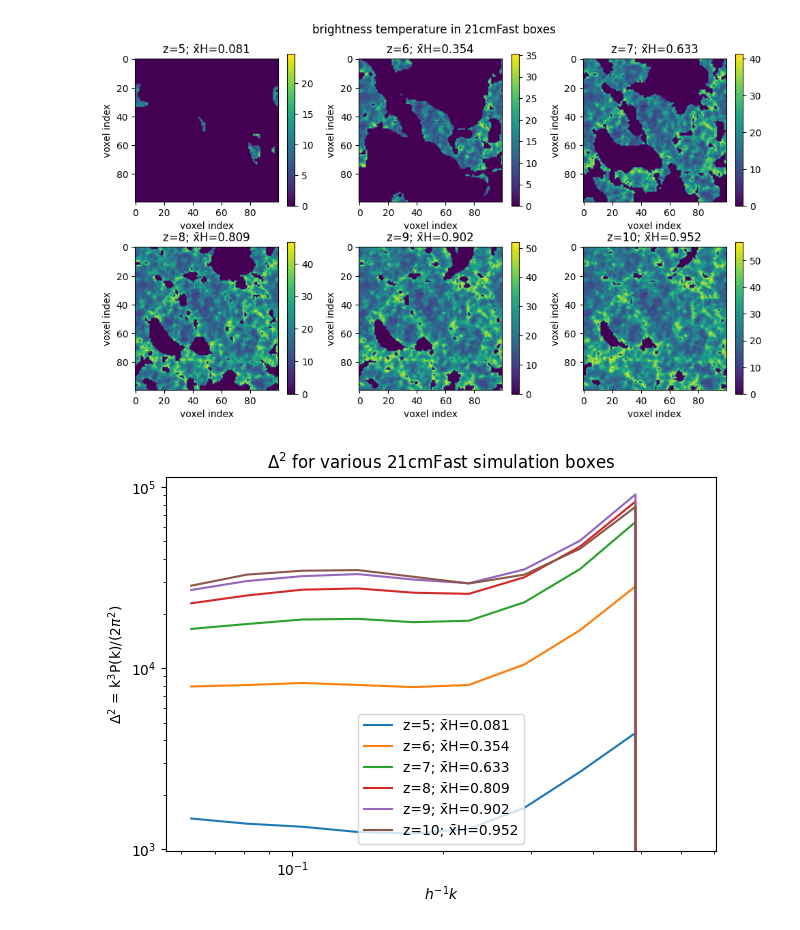
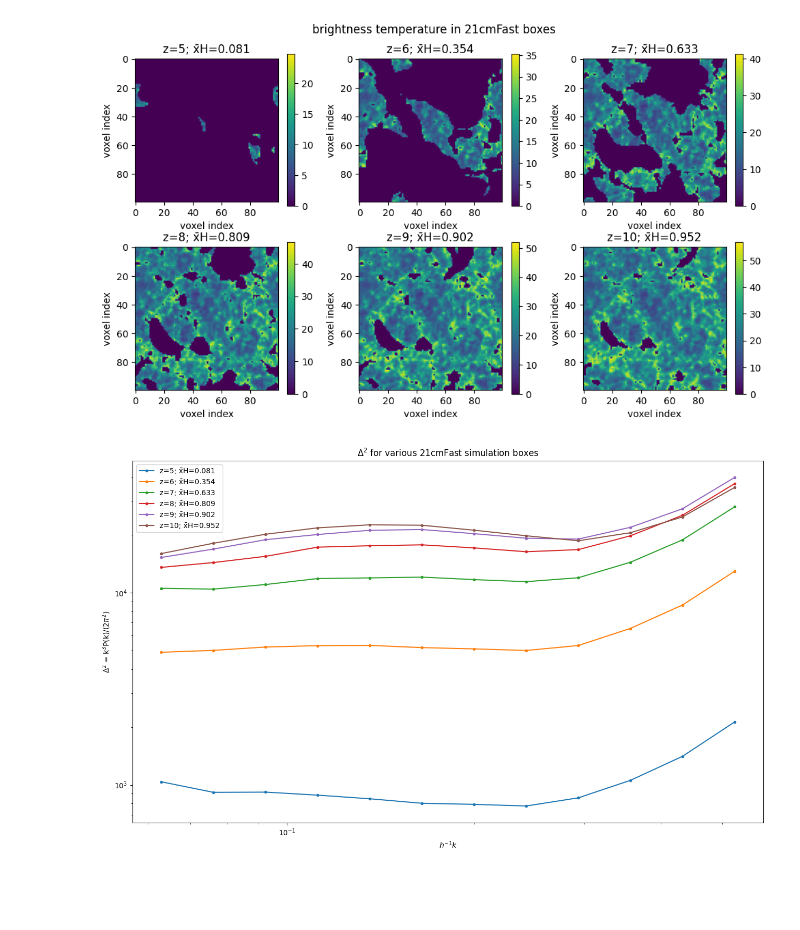
Before and after one commit to sophiarubens/cosmology, a Jupyter notebook: ps.ipynb, the cells around one changed output. Cells and saved outputs as stored; diff of their text form; code cells hidden in the pictures; blank space fills up the shorter version.

```diff
--- a/ps.ipynb
+++ b/ps.ipynb
@@ -146,10 +143,11 @@ allzs21=[]
 for z in zs:
     T21=np.load(pstart+'a_box_z_'+str(z)+'.npy')
     Lsurv21=100
-    Nbins21=10
+    Nbins21=12
     r21 = np.logspace(-1,1.7,num=Nbins21)
 
-    kfloors21,vals21=P(T21,'log',Lsurv21,Nbins21)
+    kfloors21,vals21=ps_autobin(T21,'log',Lsurv21,Nbins21)
+#     kfloors21,vals21=P(T21,'log',Lsurv21,Nbins21)
     allzs21.append([kfloors21,vals21])
 # %%
 zs=['5','6','7','8','9','10']
@@ -179,15 +177,16 @@ plt.show()
 # %% [output]
 [figure]
 # %%
+plt.figure(figsize=(13,8))
 for i,z in enumerate(allzs21):
     kfloors21,vals21=z
-    plt.loglog(kfloors21,kfloors21**3*vals21/(2*np.pi**2),label='z='+str(zs[i])+'; x̄H='+str(round(xHs[i],3)))
+    plt.loglog(kfloors21,kfloors21**3*vals21/(2*np.pi**2),label='z='+str(zs[i])+'; x̄H='+str(round(xHs[i],3)),marker='.')
 
 plt.xlabel('$h^{-1}k$')
 plt.ylabel('$\Delta^2$ = k$^3$P(k)/(2$\pi^2$)')
 plt.title('$\Delta^2$ for various 21cmFast simulation boxes')
 plt.legend()
 plt.tight_layout()
 plt.show()
 # %% [output]
-[figure, old version]
+[figure, new version]
```
Also changed, not shown: parts of 8 cells of this notebook, 1 other file.
